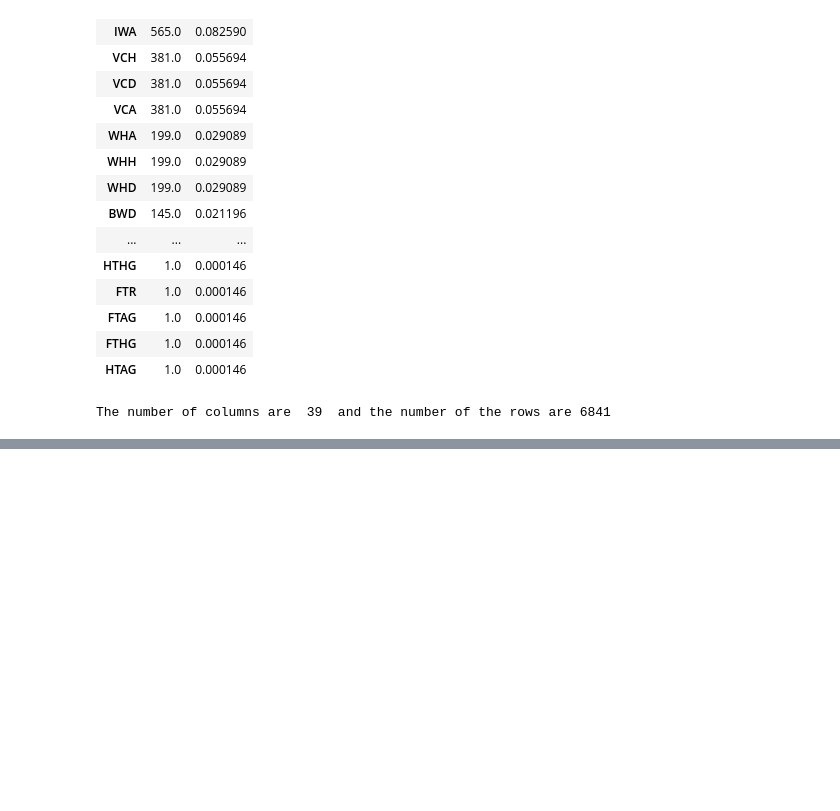
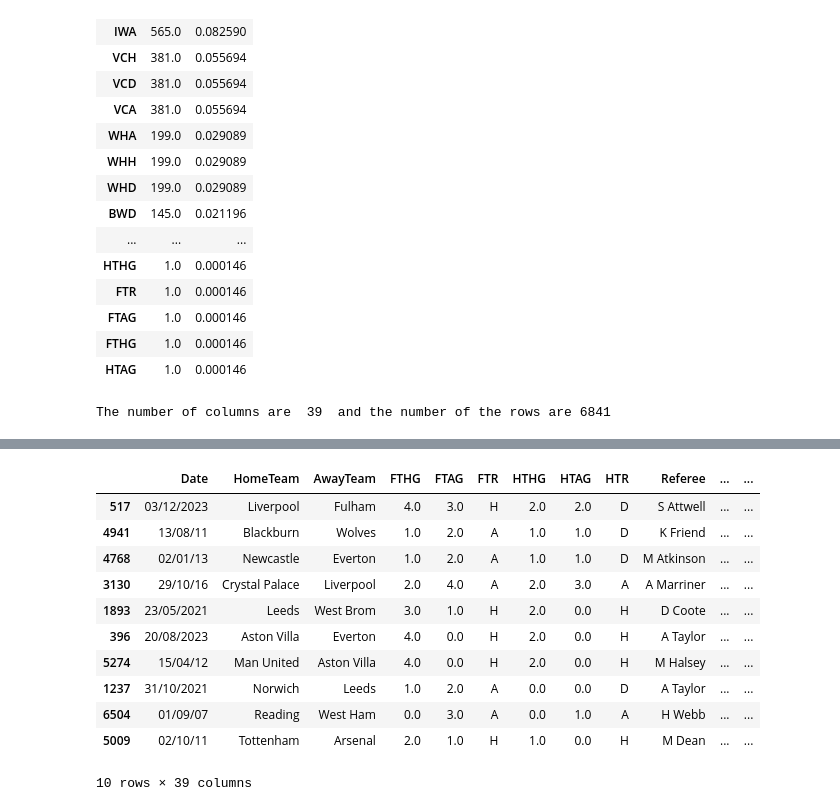
Before and after one commit to Jnyambok/Soca-Scores, a Jupyter notebook: experiments/notebooks/data_cleaning.ipynb, the cells around one changed output, grey strips where cells are left out. Saved outputs shown, nothing was run; the diff lists cells and outputs as text; code cells hidden in the pictures; blank space fills up the shorter version.

```diff
--- a/experiments/notebooks/data_cleaning.ipynb
+++ b/experiments/notebooks/data_cleaning.ipynb
@@ -141,0 +152,15 @@ new_data.head(5)
+# %%
+new_data.sample(10)
+# %% [output]
+|  | Date | HomeTeam | AwayTeam | FTHG | FTAG | FTR | HTHG | HTAG | HTR | Referee | ... | ... |
+| 517 | 03/12/2023 | Liverpool | Fulham | 4.0 | 3.0 | H | 2.0 | 2.0 | D | S Attwell | ... | ... |
+| 4941 | 13/08/11 | Blackburn | Wolves | 1.0 | 2.0 | A | 1.0 | 1.0 | D | K Friend | ... | ... |
+| 4768 | 02/01/13 | Newcastle | Everton | 1.0 | 2.0 | A | 1.0 | 1.0 | D | M Atkinson | ... | ... |
+| 3130 | 29/10/16 | Crystal Palace | Liverpool | 2.0 | 4.0 | A | 2.0 | 3.0 | A | A Marriner | ... | ... |
+| 1893 | 23/05/2021 | Leeds | West Brom | 3.0 | 1.0 | H | 2.0 | 0.0 | H | D Coote | ... | ... |
+| 396 | 20/08/2023 | Aston Villa | Everton | 4.0 | 0.0 | H | 2.0 | 0.0 | H | A Taylor | ... | ... |
+| 5274 | 15/04/12 | Man United | Aston Villa | 4.0 | 0.0 | H | 2.0 | 0.0 | H | M Halsey | ... | ... |
+| 1237 | 31/10/2021 | Norwich | Leeds | 1.0 | 2.0 | A | 0.0 | 0.0 | D | A Taylor | ... | ... |
+| 6504 | 01/09/07 | Reading | West Ham | 0.0 | 3.0 | A | 0.0 | 1.0 | A | H Webb | ... | ... |
+| 5009 | 02/10/11 | Tottenham | Arsenal | 2.0 | 1.0 | H | 1.0 | 0.0 | H | M Dean | ... | ... |
+10 rows × 39 columns
```
Also changed, not shown: parts of 10 cells of this notebook, 1 other file.
